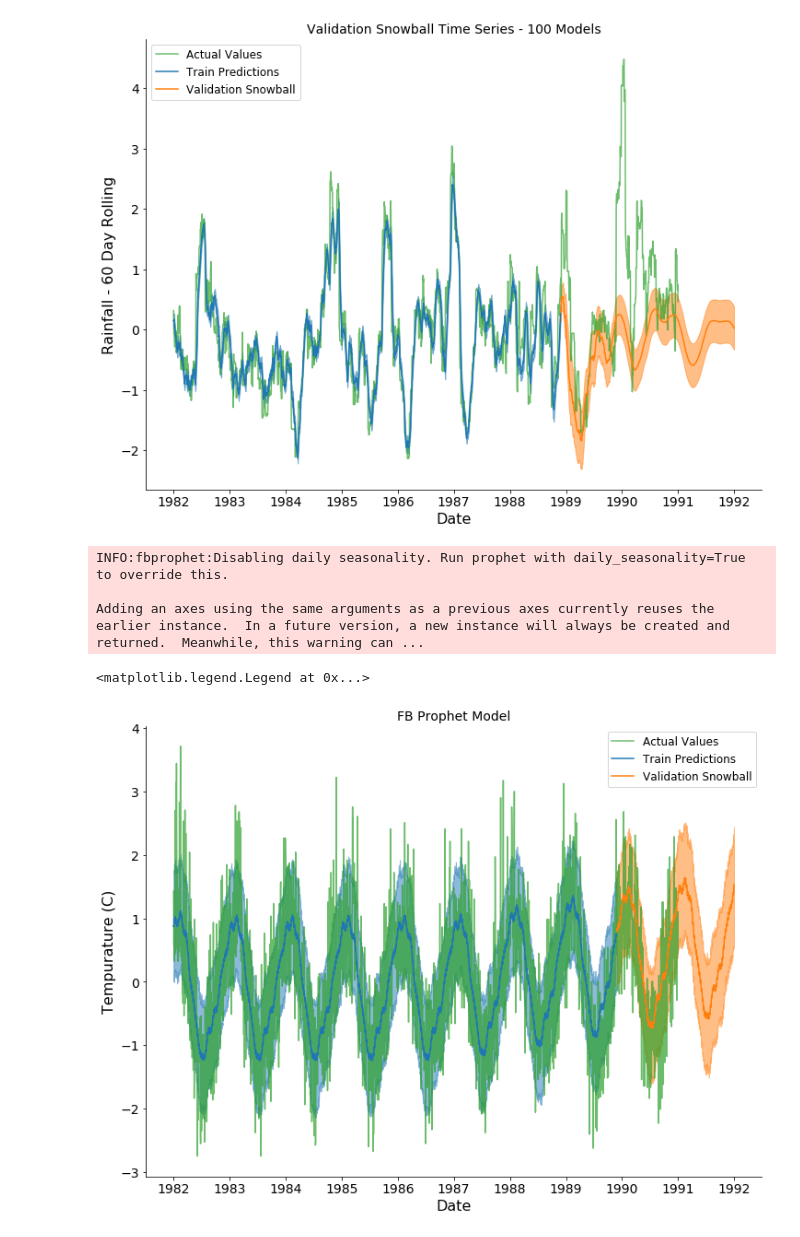
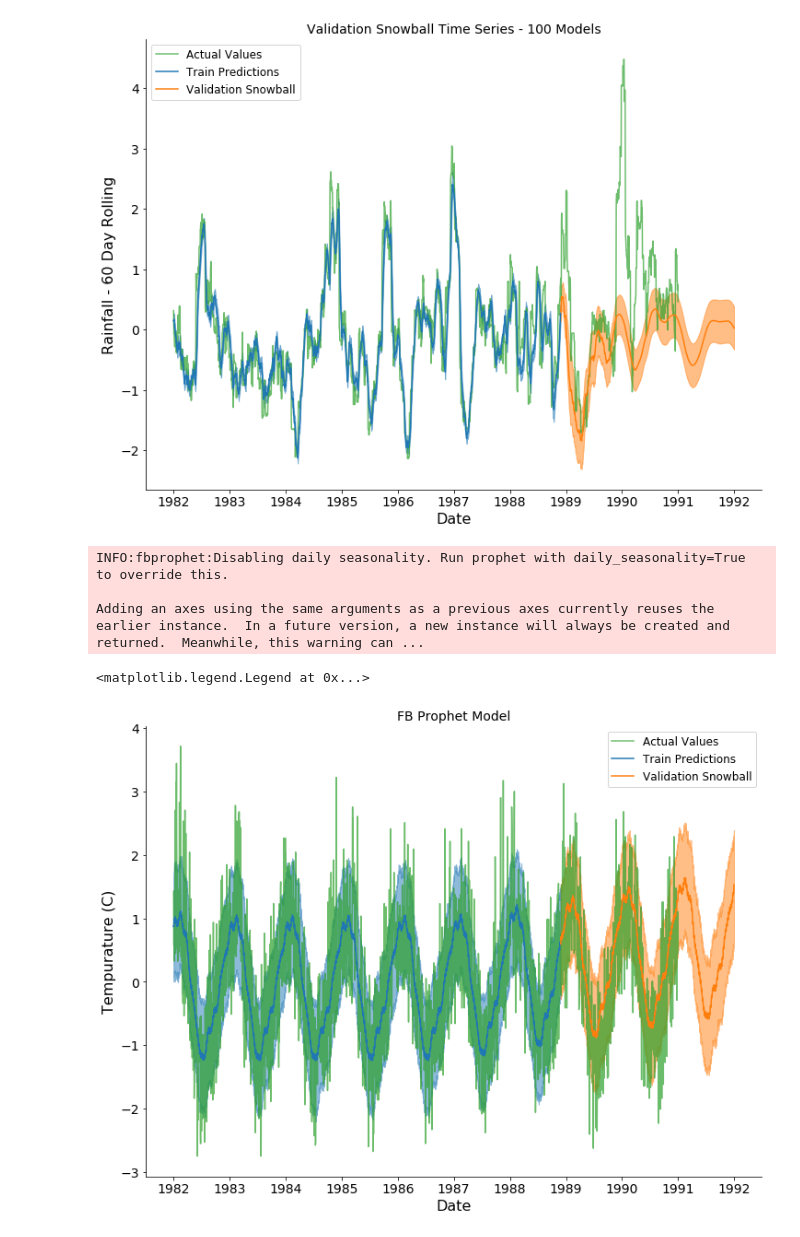
Before and after one commit to freedomtowin/ml-projects, a Jupyter notebook: deep-autoregressive-model-tensorflow.ipynb, the cells around one changed output. Cells and saved outputs as stored; diff of their text form; code cells hidden in the pictures.

```diff
--- a/deep-autoregressive-model-tensorflow.ipynb
+++ b/deep-autoregressive-model-tensorflow.ipynb
@@ -503,7 +501,8 @@ from fbprophet import Prophet
 lag=365
 # %%
 m = Prophet()
-m.fit(df[['Date','Temp_Norm']][:-1130+lag].rename(columns={'Date':'ds','Temp_Norm':'y'}))
+m.fit(df[['Date','Temp_Norm','Rain_60dy_Rolling_Norm']][:-1130+lag].rename(
+    columns={'Date':'ds','Temp_Norm':'y','Rain_60dy_Rolling_Norm':'add1'}))
 
 forecast = 765
 future = m.make_future_dataframe(periods=765+365)
@@ -523,39 +522,40 @@ plt.xlabel("Date", fontsize=16)
 
 
 ax = plt.subplot(111)
 ax.spines["top"].set_visible(False)
 ax.spines["right"].set_visible(False)
 
 ax.get_xaxis().tick_bottom()
 ax.get_yaxis().tick_left()
 
 plt.xticks(fontsize=14)
 plt.yticks(fontsize=14)
 
 plt.plot(df['Date'][lag:],df['Temp_Norm'][lag:],color='#2CA02C',alpha=0.7,
                                                      label='Actual Values')
 
 
 
-plt.plot(forecast.ds[lag:-1130+lag],forecast.yhat[lag:-1130+lag],color='#1F77B4',label='Train Predictions')
+plt.plot(forecast.ds[lag:-1130],forecast.yhat[lag:-1130],color='#1F77B4',label='Train Predictions')
 
-plt.fill_between(forecast.ds[lag:-1130+lag],forecast.yhat_lower[lag:-1130+lag],
-                                         forecast.yhat_upper[lag:-1130+lag],
+plt.fill_between(forecast.ds[lag:-1130],forecast.yhat_lower[lag:-1130],
+                                         forecast.yhat_upper[lag:-1130],
                  color='#1F77B4',alpha=0.5)
 
 
-plt.plot(forecast.ds[-1130+lag:],forecast.yhat[-1130+lag:],color='#FF7F0E',label='Validation Snowball')
+plt.plot(forecast.ds[-1130:],forecast.yhat[-1130:],color='#FF7F0E',label='Validation Snowball')
 
-plt.fill_between(forecast.ds[-1130+lag:],forecast.yhat_lower[-1130+lag:],
-                                         forecast.yhat_upper[-1130+lag:],
+plt.fill_between(forecast.ds[-1130:],forecast.yhat_lower[-1130:],
+                                         forecast.yhat_upper[-1130:],
                  color='#FF7F0E',alpha=0.5)
 
+
 plt.legend(prop={'size': 12})
 # %% [output]
 INFO:fbprophet:Disabling daily seasonality. Run prophet with daily_seasonality=True to override this.
 
 Adding an axes using the same arguments as a previous axes currently reuses the earlier instance.  In a future version, a new instance will always be created and returned.  Meanwhile, this warning can ...
 <matplotlib.legend.Legend at 0x...>
-[figure, old version]
+[figure, new version]
 # %%
 m = Prophet()
```
Also changed, not shown: parts of 2 cells of this notebook.
